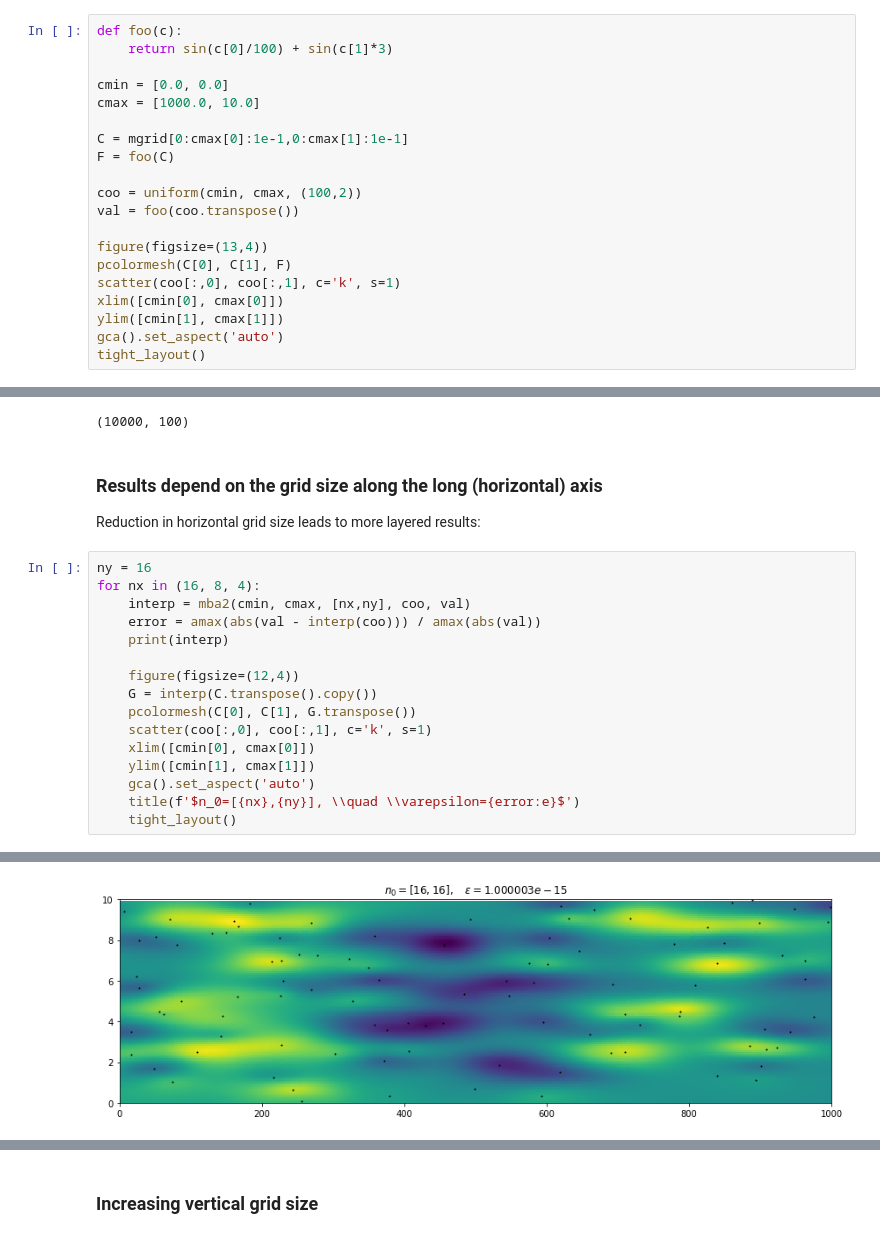
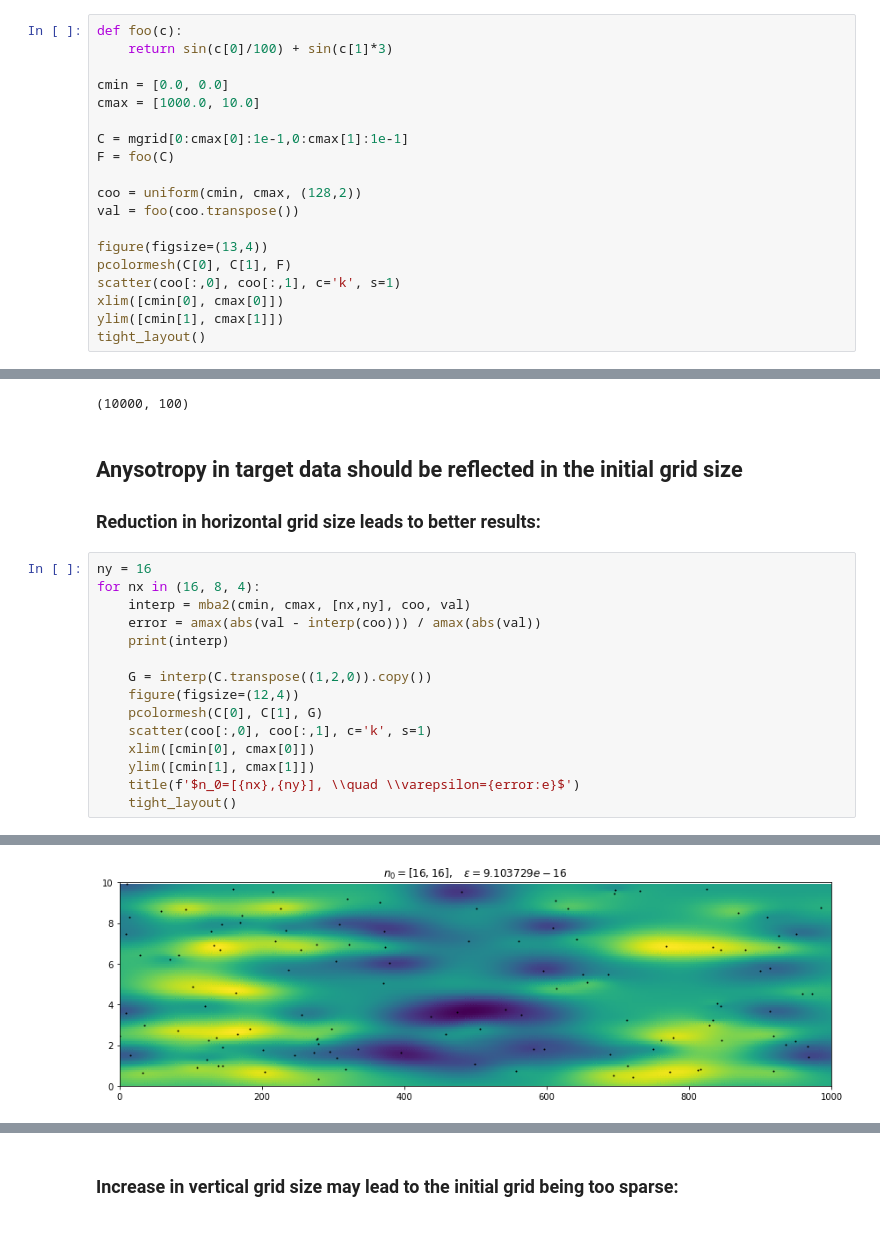
Before and after one commit to ddemidov/mba, a Jupyter notebook: python/layered.ipynb, the cells around one changed output, grey strips where cells are left out. Saved outputs shown, nothing was run; the diff lists cells and outputs as text.

```diff
--- a/python/layered.ipynb
+++ b/python/layered.ipynb
@@ -16,7 +17,7 @@ cmax = [1000.0, 10.0]
 C = mgrid[0:cmax[0]:1e-1,0:cmax[1]:1e-1]
 F = foo(C)
 
-coo = uniform(cmin, cmax, (100,2))
+coo = uniform(cmin, cmax, (128,2))
 val = foo(coo.transpose())
 
 figure(figsize=(13,4))
@@ -24,6 +25,5 @@ pcolormesh(C[0], C[1], F)
 scatter(coo[:,0], coo[:,1], c='k', s=1)
 xlim([cmin[0], cmax[0]])
 ylim([cmin[1], cmax[1]])
-gca().set_aspect('auto')
 tight_layout()
 # %% [output]
@@ -35,9 +35,10 @@ C.shape[1:]
 # %% [output]
 (10000, 100)
 # %% [markdown]
-### Results depend on the grid size along the long (horizontal) axis
+## Anysotropy in target data should be reflected in the initial grid size
 
-Reduction in horizontal grid size leads to more layered results:
+
+### Reduction in horizontal grid size leads to better results:
 # %%
 ny = 16
 for nx in (16, 8, 4):
@@ -45,13 +46,12 @@ for nx in (16, 8, 4):
     error = amax(abs(val - interp(coo))) / amax(abs(val))
     print(interp)
 
+    G = interp(C.transpose((1,2,0)).copy())
     figure(figsize=(12,4))
-    G = interp(C.transpose().copy())
-    pcolormesh(C[0], C[1], G.transpose())
+    pcolormesh(C[0], C[1], G)
     scatter(coo[:,0], coo[:,1], c='k', s=1)
     xlim([cmin[0], cmax[0]])
     ylim([cmin[1], cmax[1]])
-    gca().set_aspect('auto')
     title(f'$n_0=[{nx},{ny}], \\quad \\varepsilon={error:e}$')
     tight_layout()
 # %% [output]
@@ -74 +77 @@ level 5: sparse [195, 963] (38400 bytes, compression: 0.03)
-[figure, old version]
+[figure, new version]
@@ -77,5 +80,5 @@ level 5: sparse [195, 963] (38400 bytes, compression: 0.03)
-# %% [markdown]
-### Increasing vertical grid size
+# %% [markdown]
+### Increase in vertical grid size may lead to the initial grid being too sparse:
 # %%
 nx = 16
 for ny in (16, 32, 64):
```
Also changed, not shown: parts of 5 cells of this notebook.
